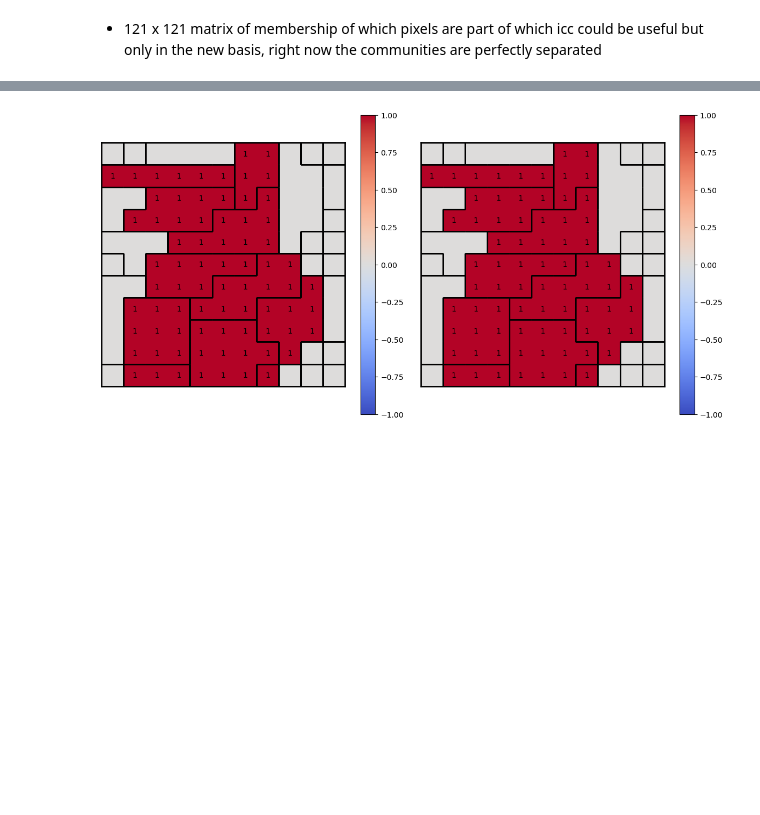
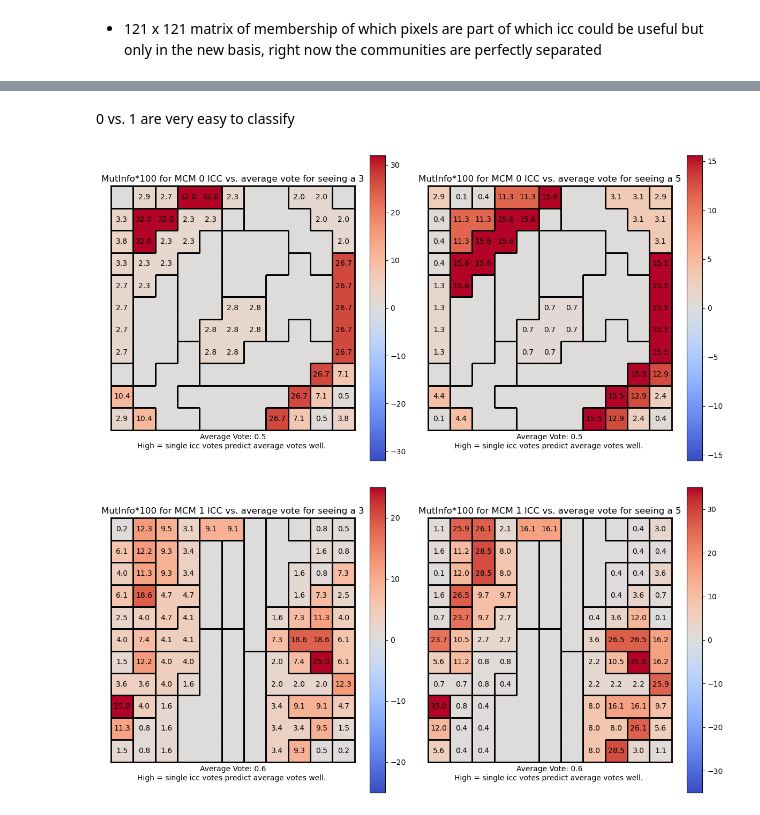
Before and after one commit to PaulHosek/MCM_classifier, a Jupyter notebook: Classifier_1/classifier/bin/paper_plots.ipynb, the cells around one changed output, grey strips where cells are left out. Drawn from its saved outputs; the diff is of its cells as text; code cells hidden in the pictures; blank space fills up the shorter version.

```diff
--- a/Classifier_1/classifier/bin/paper_plots.ipynb
+++ b/Classifier_1/classifier/bin/paper_plots.ipynb
@@ -199,36 +313,19 @@ plt.show()
-# %%
-#  mutual information between MI(estimated_PDF, TRUE)
-
-
-from sklearn.feature_selection import mutual_info_regression
-
-selected = [3, 5]
-nr_comms = np.max(comms) + 1
-nr_datapoints = len(P_m3_c3[0, :])
-
-fig, axs = plt.subplots(1, 2, figsize=(12, 6))
-
-for idx, cls in enumerate(selected):
-
-
-    P_m3_c3 = all_P_icc[:, :, cls]
-
-
-    labels = np.ones(nr_datapoints) if cls == 3 else np.zeros(nr_datapoints)
-    out = np.zeros(nr_comms)
-    for i in range(nr_comms):
-        out[i] = normalized_mutual_info_score(np.where(P_m3_c3[i, :] >= 0.5, 1, 0), labels)
-    out
-
-    mi_matrix = out[comms].astype(int)
-
-    myplot.partition_map(axs[idx],mi_matrix,mi_matrix,borders,drawing_cond=lambda x: x!=0)
-
-
-plt.tight_layout()
-plt.show()
-# %% [output]
-[figure, removed]
+# %% [markdown]
+ 0 vs. 1 are very easy to classify
+# %%
+# for all images in all categories, get the PDF of that all ICC of one MCM fitted to one image
+all_P_icc_0 = myplot.calculate_P_icc(P, all_MCM,0,n_variables, data_path,data_filename_format)
+all_P_icc_1 = myplot.calculate_P_icc(P, all_MCM,1,n_variables, data_path,data_filename_format)
+# %%
+
+mcm0_comms_map = myplot.generate_icc_comms_map(all_MCM[0])
+mcm1_comms_map = myplot.generate_icc_comms_map(all_MCM[1])
+# %%
+plot_mcm(selected, all_P_icc_0, mcm0_comms_map,0)
+plot_mcm(selected, all_P_icc_1, mcm1_comms_map,1)
+# %% [output]
+[figure, added]
+[figure, added]
 # %%
 # need a co-occurance matrix of what it was called
 # 121 by 121 of how destinctive that pixel is between 3 vs. 5
```
Also changed, not shown: parts of 14 cells of this notebook, 13 other files.
